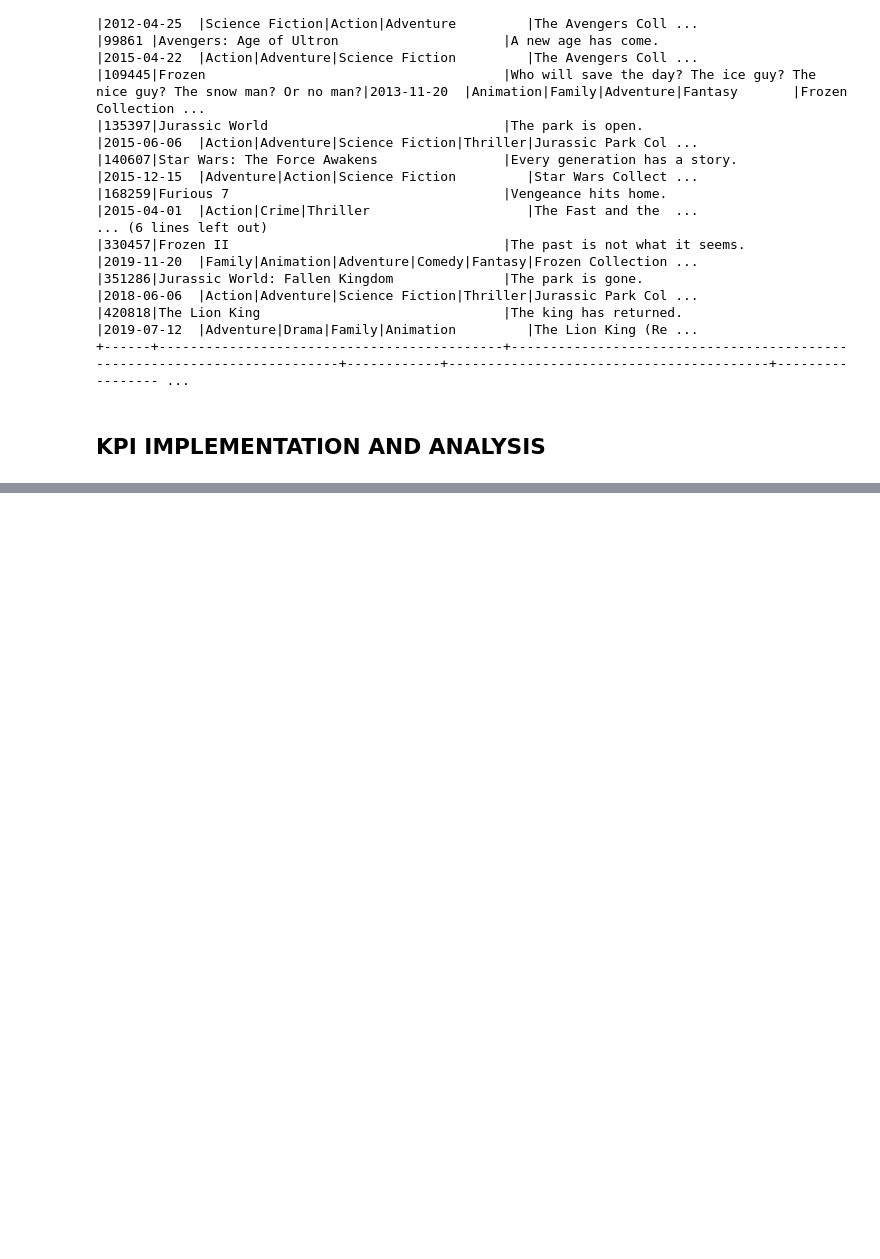
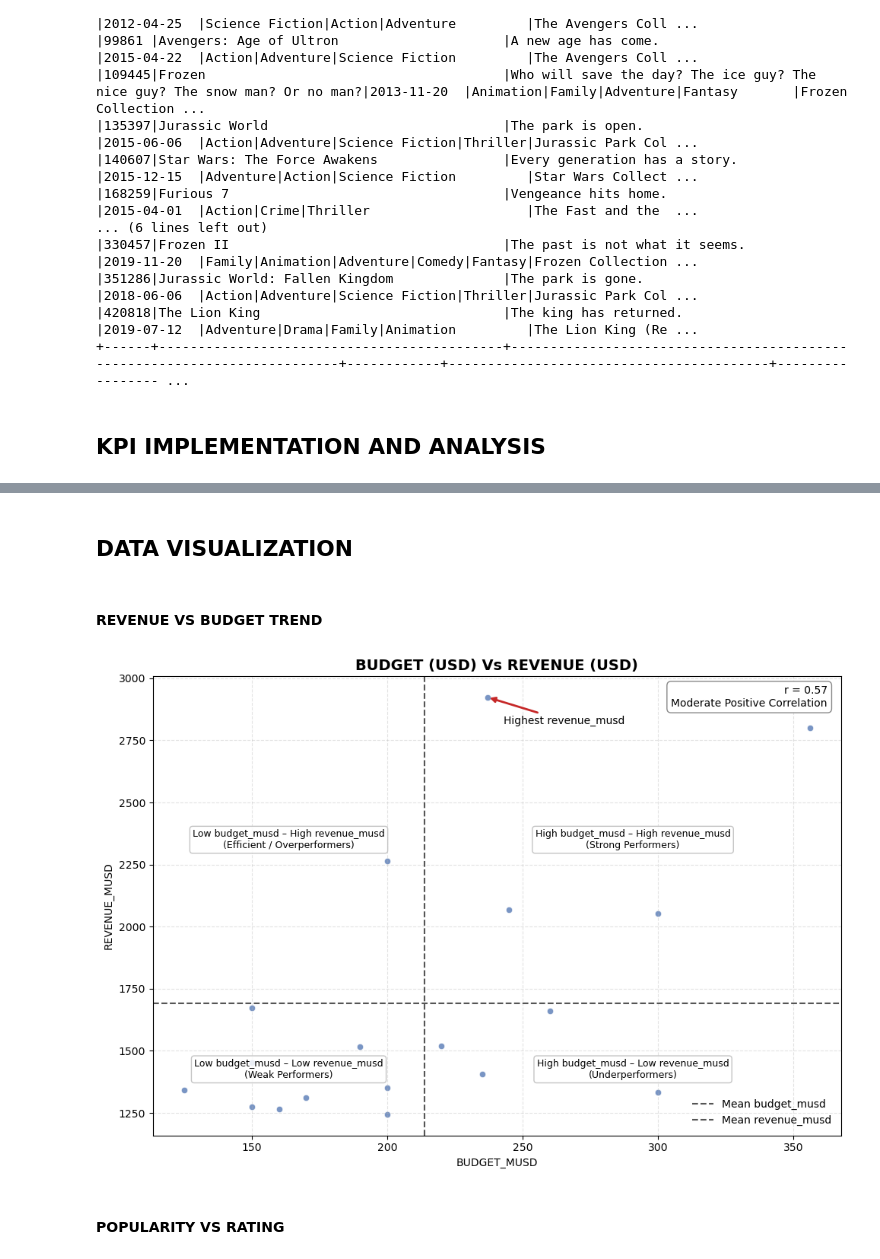
Before and after one commit to PercyAyimbilaNsolemna/TMDB_Movie_Data_Analysis_Spark, a Jupyter notebook: Notebook/movieAnalysis.ipynb, the cells around one changed output, grey strips where cells are left out. Saved outputs shown, nothing was run; the diff lists cells and outputs as text; code cells hidden in the pictures; blank space fills up the shorter version.

```diff
--- a/Notebook/movieAnalysis.ipynb
+++ b/Notebook/movieAnalysis.ipynb
@@ -635,0 +665,24 @@ movie_data.show(18, truncate=False)
+# %%
+movie_data = (
+    movie_data
+    .withColumn(
+        "profit_musd",
+        F.round(
+            F.when(
+            F.col("budget_musd").isNotNull() & F.col("revenue_musd").isNotNull(),
+            F.col("revenue_musd") - F.col("budget_musd")
+        ),
+        2
+        )
+    )
+    .withColumn(
+        "roi",
+        F.round(
+            F.when(
+            F.col("budget_musd") >= 10,
+            F.col("revenue_musd") / F.col("budget_musd")
+        ),
+        2
+        )
+    )
+)
@@ -635,0 +1045,5 @@ movie_data.show(18, truncate=False)
+# %%
+movie_data = movie_data.withColumn(
+    "is_franchise",
+    F.col("belongs_to_collection").isNotNull()
+)
@@ -635,0 +1369,22 @@ movie_data.show(18, truncate=False)
+# %% [markdown]
+## **DATA VISUALIZATION**
+# %% [markdown]
+#### **REVENUE VS BUDGET TREND**
+# %%
+# Extracts the budget and revenue columns from the pyspark dataFrame and converts it to pandas dataFrame for visualization
+rev_budget_pdf = (
+    movie_data
+    .select("budget_musd", "revenue_musd")
+    .filter(
+        (F.col("budget_musd").isNotNull()) &
+        (F.col("revenue_musd").isNotNull())
+    )
+    .toPandas()
+)
+# %%
+#Calls the trend visuals function
+trendVisuals(data=rev_budget_pdf, column1="budget_musd", column2="revenue_musd", title="BUDGET (USD) Vs REVENUE (USD)")
+# %% [output]
+[figure, added]
+# %% [markdown]
+#### **POPULARITY VS RATING**
```
Also changed, not shown: parts of 74 cells of this notebook.
